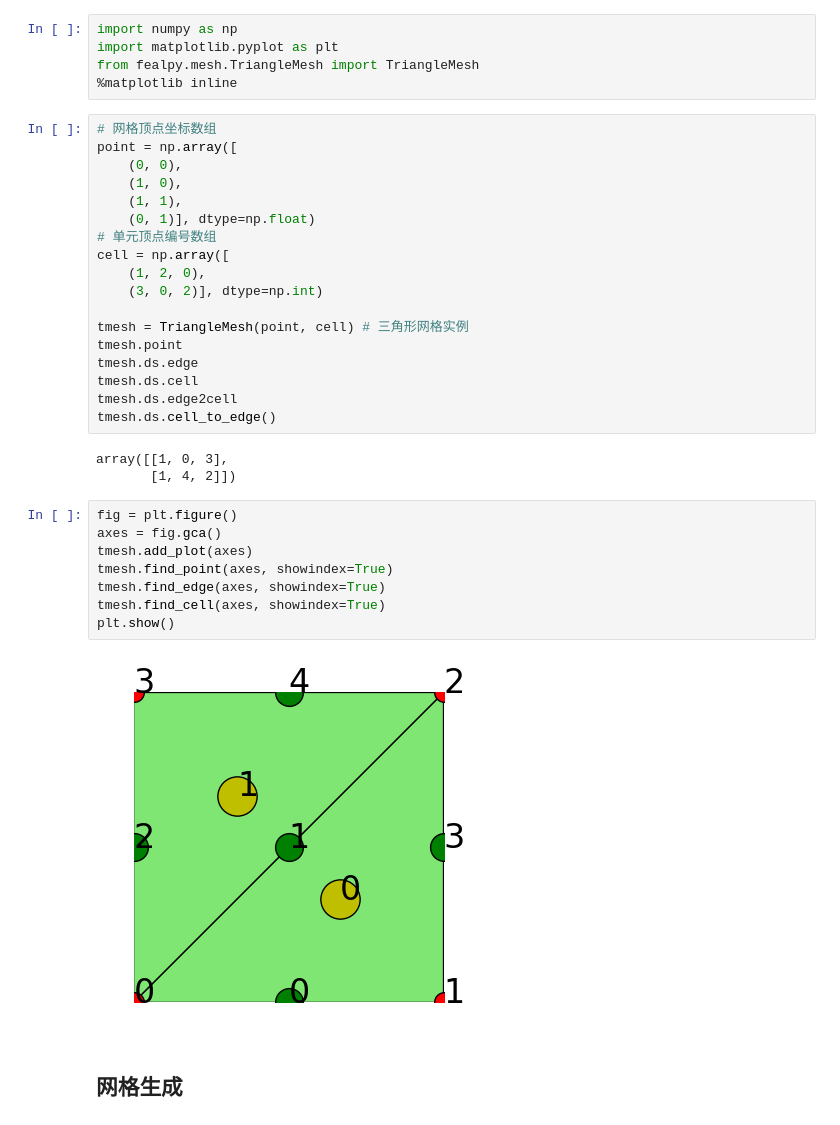
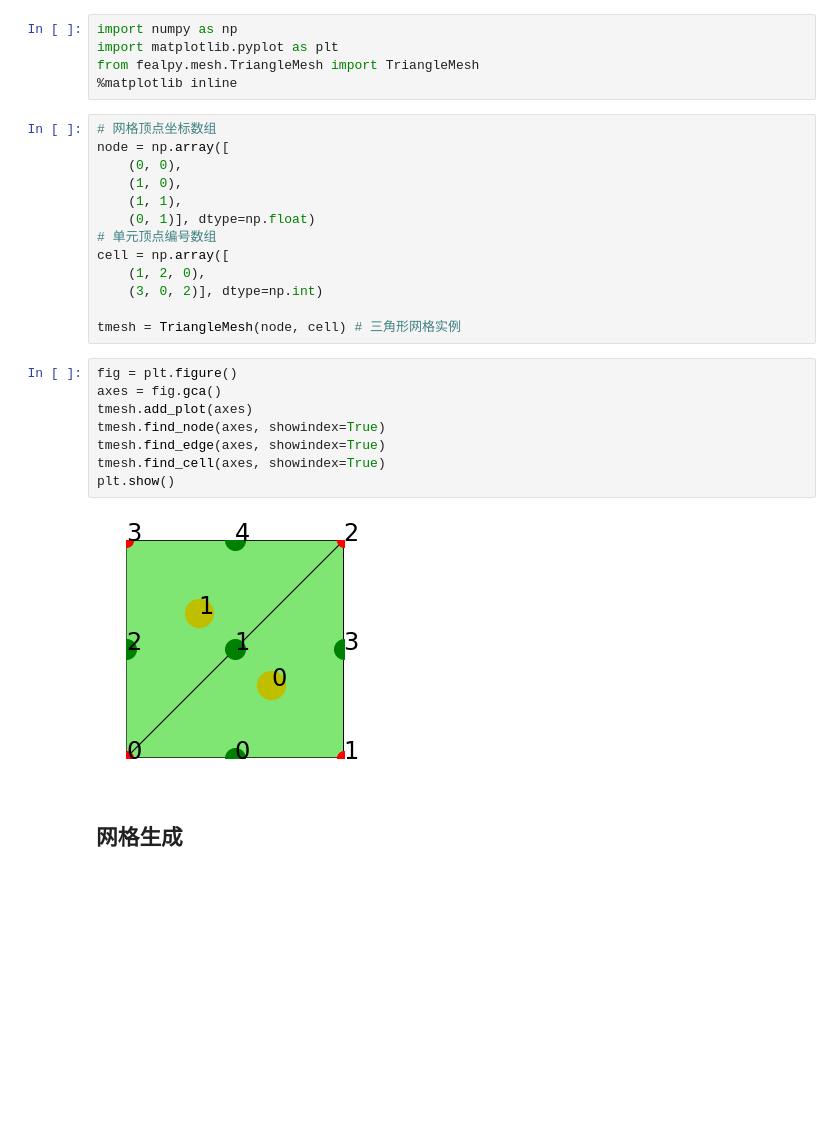
Before and after one commit to weihuayi/fealpy, a Jupyter notebook: doc/fealpybook/mesh.ipynb, the cells around one changed output. Saved outputs shown, nothing was run; the diff lists cells and outputs as text; blank space fills up the shorter version.

```diff
--- a/doc/fealpybook/mesh.ipynb
+++ b/doc/fealpybook/mesh.ipynb
@@ -11,7 +11,7 @@ from fealpy.mesh.TriangleMesh import TriangleMesh
 %matplotlib inline
 # %%
 # 网格顶点坐标数组
-point = np.array([
+node = np.array([
     (0, 0),
     (1, 0),
     (1, 1),
@@ -21,25 +21,17 @@ cell = np.array([
     (1, 2, 0),
     (3, 0, 2)], dtype=np.int)
 
-tmesh = TriangleMesh(point, cell) # 三角形网格实例
-tmesh.point
-tmesh.ds.edge
-tmesh.ds.cell
-tmesh.ds.edge2cell
-tmesh.ds.cell_to_edge()
+tmesh = TriangleMesh(node, cell) # 三角形网格实例
-# %% [output]
-array([[1, 0, 3],
-       [1, 4, 2]])
 # %%
 fig = plt.figure()
 axes = fig.gca()
 tmesh.add_plot(axes)
-tmesh.find_point(axes, showindex=True)
+tmesh.find_node(axes, showindex=True)
 tmesh.find_edge(axes, showindex=True)
 tmesh.find_cell(axes, showindex=True)
 plt.show()
 # %% [output]
-[figure, old version]
+[figure, new version]
 # %% [markdown]
 ## 网格生成
 # %%
```
Also changed, not shown: parts of 14 cells of this notebook, 7 other files.
